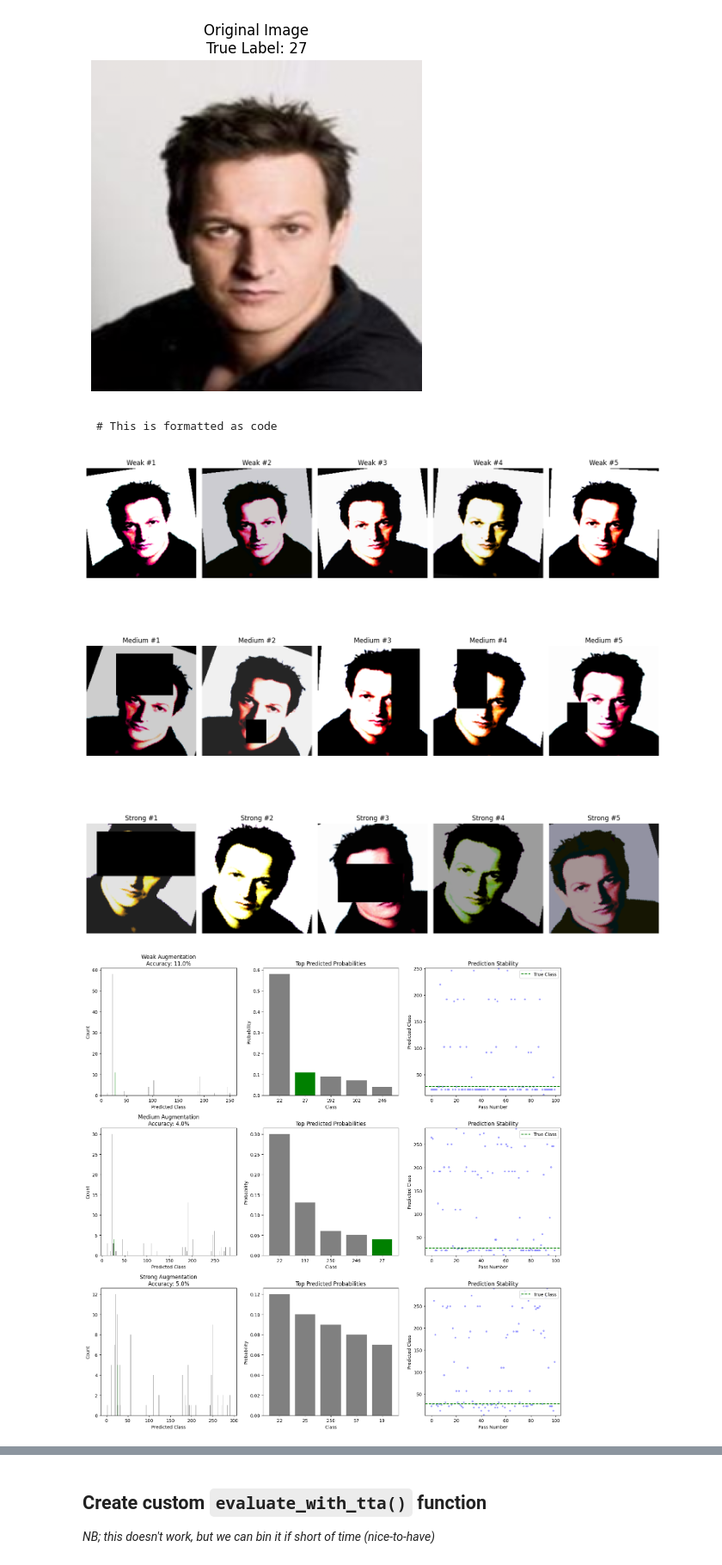
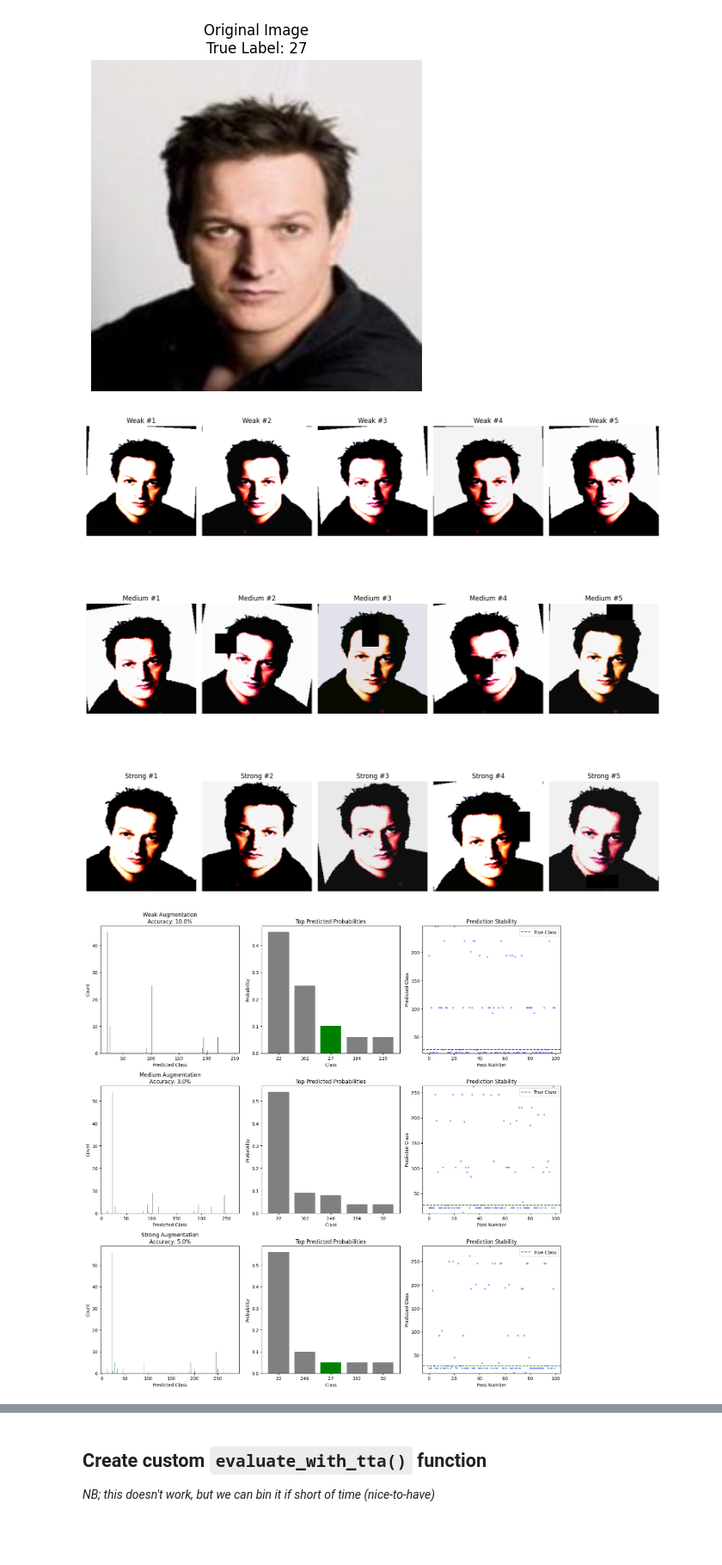
Before and after one commit to henrycgbaker/Debt_Settlement_App, a Jupyter notebook: uncertainty_celeba_TTA_new.ipynb, the cells around one changed output, grey strips where cells are left out. Shown at 86% size. Saved outputs shown, nothing was run; the diff lists cells and outputs as text; code cells hidden in the pictures; blank space fills up the shorter version.

````diff
--- a/uncertainty_celeba_TTA_new.ipynb
+++ b/uncertainty_celeba_TTA_new.ipynb
@@ -299,4 +300,6 @@ for model_name in model_names:
         all_metrics[model_name] = metrics  # Store metrics if they exist
 
 print("Loaded metrics for models:", list(all_metrics.keys()))
+
+tta_model = loaded_models['densenet121']
 # %% [output]
@@ -353,28 +351,37 @@ Here we define weak, medium and strong versions of the transformations - dependi
 def get_tta_transforms(strength):
     if strength == 'weak':
         return transforms.Compose([
+            transforms.Resize((224, 224)),
             transforms.RandomHorizontalFlip(p=0.7),
             transforms.RandomRotation(10),
-            transforms.ColorJitter(brightness=0.2, contrast=0.2, saturation=0.1, hue=0.1),
-            transforms.Normalize(mean=[0.485, 0.456, 0.406], std=[0.229, 0.224, 0.225]),
+            transforms.ColorJitter(brightness=0.1, contrast=0.1, saturation=0.1, hue=0.1),
+            transforms.Normalize(
+                mean=[0.485, 0.456, 0.406],
+                std=[0.229, 0.224, 0.225]),
         ])
     elif strength == 'medium':
         return transforms.Compose([
+            transforms.Resize((224, 224)),
             transforms.RandomHorizontalFlip(p=0.8),
             transforms.RandomRotation(20),
-            transforms.ColorJitter(brightness=0.3, contrast=0.3, saturation=0.2, hue=0.15),
+            transforms.ColorJitter(brightness=0.2, contrast=0.2, saturation=0.2, hue=0.1),
             transforms.RandomCrop(size=(200, 200), pad_if_needed=True, padding_mode='reflect'),
-            transforms.RandomErasing(p=0.6, scale=(0.02, 0.3), ratio=(0.3, 3.0)),
-            transforms.Normalize(mean=[0.485, 0.456, 0.406], std=[0.229, 0.224, 0.225]),
+            transforms.RandomErasing(p=0.5, scale=(0.01, 0.09), ratio=(0.3, 3.0)),
+            transforms.Normalize(
+                mean=[0.485, 0.456, 0.406],
+                std=[0.229, 0.224, 0.225]),
         ])
     elif strength == 'strong':
         return transforms.Compose([
+            transforms.Resize((224, 224)),
             transforms.RandomHorizontalFlip(p=0.9),
             transforms.RandomRotation(30),
-            transforms.ColorJitter(brightness=0.4, contrast=0.4, saturation=0.3, hue=0.2),
+            transforms.ColorJitter(brightness=0.3, contrast=0.3, saturation=0.3, hue=0.2),
             transforms.RandomCrop(size=(180, 180), pad_if_needed=True, padding_mode='reflect'),
-            transforms.RandomErasing(p=0.7, scale=(0.05, 0.4), ratio=(0.3, 2.5)),
-            transforms.Normalize(mean=[0.485, 0.456, 0.406], std=[0.229, 0.224, 0.225]),
+            transforms.RandomErasing(p=0.6, scale=(0.05, 0.15), ratio=(0.3, 2.5)),
+            transforms.Normalize(
+                mean=[0.485, 0.456, 0.406],
+                std=[0.229, 0.224, 0.225]),
         ])
 
 
@@ -639,11 +646,6 @@ plt.axis('off')
 plt.show()
 # %% [output]
 [figure]
-# %% [markdown]
-
-```
-# This is formatted as code
-```
 # %%
 # plot augmented images
 
@@ -681,7 +683,7 @@ for strength_idx, strength in enumerate(transformation_strengths):
 plt.tight_layout()
 plt.show()
 # %% [output]
-[figure, old version]
+[figure, new version]
 # %%
 # plot the prediction variance
 
@@ -697,7 +699,7 @@ for strength_idx, strength in enumerate(transformation_strengths):
     with torch.no_grad():
         for _ in range(augs):
             aug_image = tta_transform(image)
-            outputs = model(aug_image.unsqueeze(0))
+            outputs = tta_model(aug_image.unsqueeze(0))
             pred = torch.argmax(outputs)
             predictions.append(pred.cpu().item())
 
@@ -713,31 +715,31 @@ for strength_idx, strength in enumerate(transformation_strengths):
     # Plot prediction distribution
     plt.subplot(n_strengths, 3, strength_idx * 3 + 1)
     colors = ['green' if pred == true_label else 'gray' for pred in unique_preds]
     plt.bar(unique_preds, counts, color=colors)
     plt.title(f'{strength.capitalize()} Augmentation\nAccuracy: {accuracy:.1f}%')
     plt.xlabel('Predicted Class')
     plt.ylabel('Count')
 
     # Plot top probabilities
     plt.subplot(n_strengths, 3, strength_idx * 3 + 2)
     colors = ['green' if cls == true_label else 'gray' for cls in top_classes]
     plt.bar(range(n_top), top_probs, color=colors)
     plt.title('Top Predicted Probabilities')
     plt.xlabel('Class')
     plt.ylabel('Probability')
     plt.xticks(range(n_top), top_classes)
 
     # Plot prediction stability
     plt.subplot(n_strengths, 3, strength_idx * 3 + 3)
     plt.plot(range(augs), predictions, 'b.', alpha=0.3)
     plt.axhline(y=true_label, color='g', linestyle='--', label='True Class')
     plt.title('Prediction Stability')
     plt.xlabel('Pass Number')
     plt.ylabel('Predicted Class')
     plt.legend(loc='upper right', bbox_to_anchor=(1, 1))
     plt.ylim(min(predictions) - 1, max(predictions) + 1)
 
 plt.tight_layout()
 plt.show()
 # %% [output]
-[figure, old version]
+[figure, new version]
````
Also changed, not shown: parts of 20 cells of this notebook.
